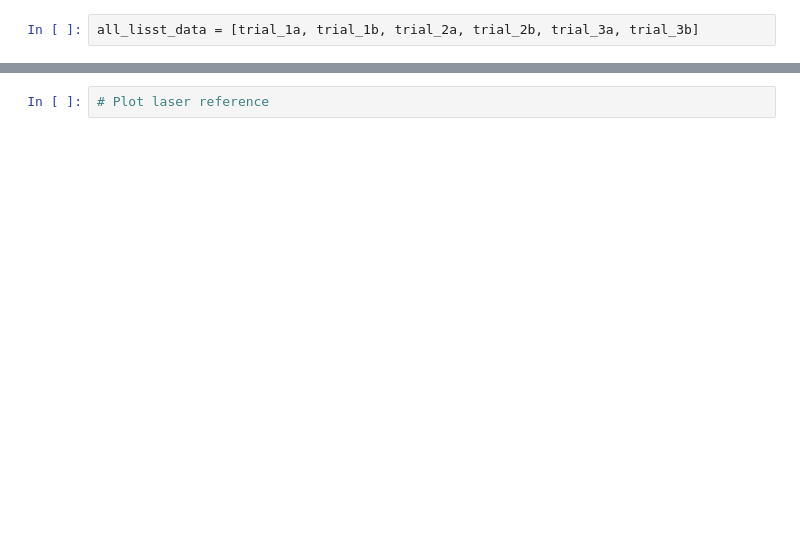
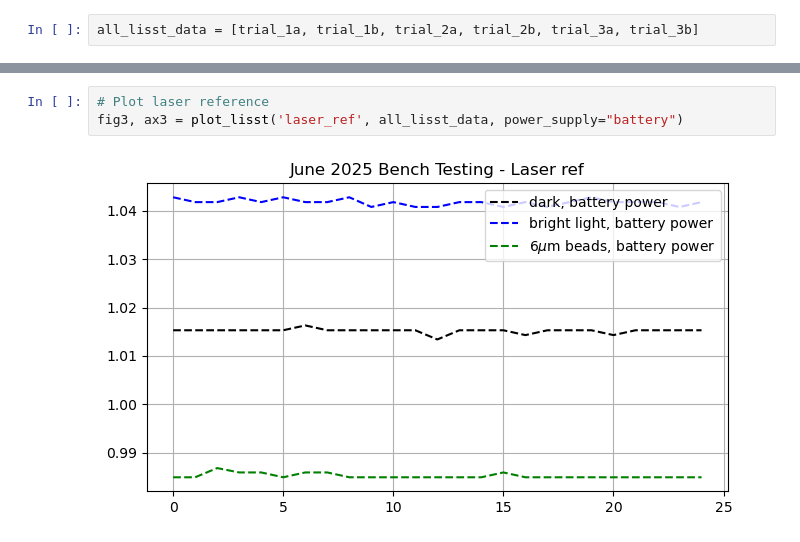
Before and after one commit to cooleyky/prtsz_deep_dive, a Jupyter notebook: 02-lisst-bench-test-transmission.ipynb, the cells around one changed output, grey strips where cells are left out. Cells and saved outputs as stored; diff of their text form; blank space fills up the shorter version.

```diff
--- a/02-lisst-bench-test-transmission.ipynb
+++ b/02-lisst-bench-test-transmission.ipynb
@@ -140,2 +150,5 @@ fig1, ax1 = plot_lisst('optical_transmission', all_lisst_data)
 # %%
 # Plot laser reference
+fig3, ax3 = plot_lisst('laser_ref', all_lisst_data, power_supply="battery")
+# %% [output]
+[figure, added]
```
Also changed, not shown: parts of 21 cells of this notebook, 1 other file.
